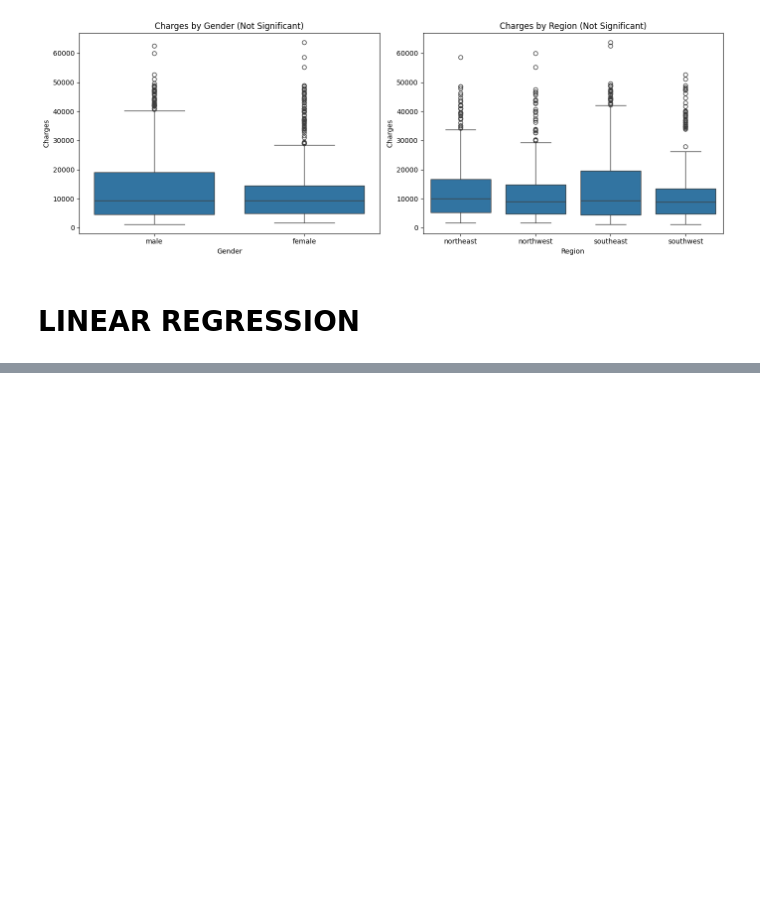
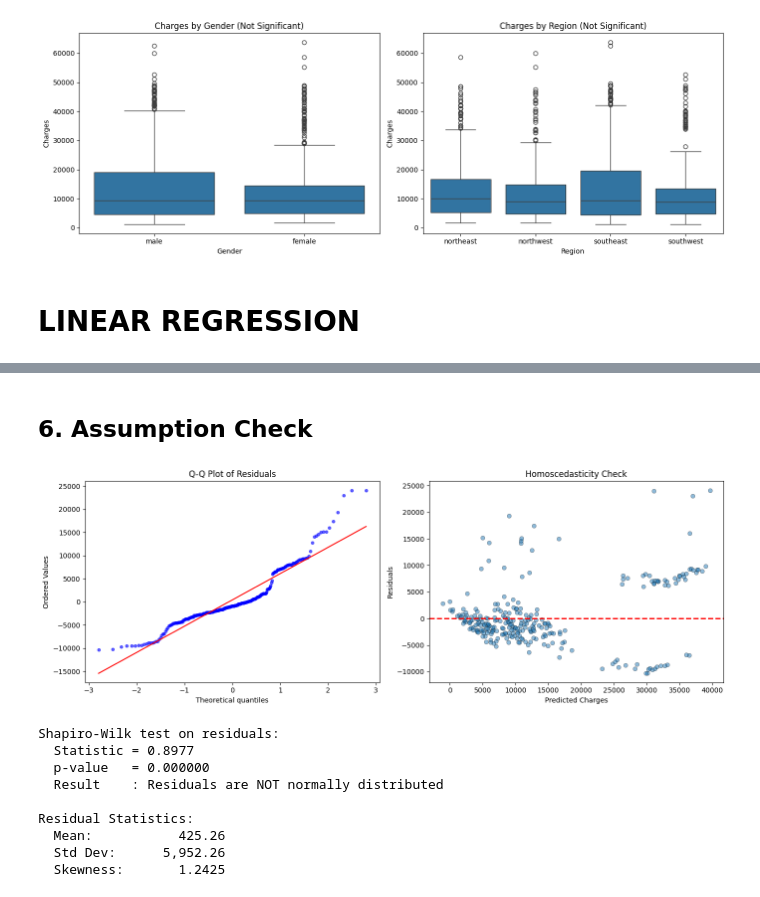
Before and after one commit to ameliacitradewi/C1-Tabular, a Jupyter notebook: code.ipynb, the cells around one changed output, grey strips where cells are left out. Cells and saved outputs as stored; diff of their text form; code cells hidden in the pictures; blank space fills up the shorter version.

```diff
--- a/code.ipynb
+++ b/code.ipynb
@@ -480,0 +642,43 @@ plt.show()
+# %% [markdown]
+## 6. Assumption Check
+# %%
+from scipy.stats import shapiro
+import scipy.stats as scipy_stats
+
+fig, axes = plt.subplots(1, 2, figsize=(14, 5))
+
+# Q-Q Plot
+scipy_stats.probplot(residuals, dist="norm", plot=axes[0])
+axes[0].set_title('Q-Q Plot of Residuals')
+axes[0].get_lines()[0].set(markersize=4, alpha=0.6)
+
+# Residuals vs Fitted with LOWESS trend
+axes[1].scatter(y_pred_test, residuals, alpha=0.5, edgecolors='black', linewidths=0.5)
+axes[1].axhline(y=0, color='r', linestyle='--', linewidth=2)
+axes[1].set_xlabel('Predicted Charges')
+axes[1].set_ylabel('Residuals')
+axes[1].set_title('Homoscedasticity Check')
+
+plt.tight_layout()
+plt.show()
+
+stat, p_value = shapiro(residuals)
+print(f"\nShapiro-Wilk test on residuals:")
+print(f"  Statistic = {stat:.4f}")
+print(f"  p-value   = {p_value:.6f}")
+print(f"  Result    : {'Residuals are normally distributed' if p_value > 0.05 else 'Residuals are NOT normally distributed'}")
+print(f"\nResidual Statistics:")
+print(f"  Mean:     {residuals.mean():>12,.2f}")
+print(f"  Std Dev:  {residuals.std():>12,.2f}")
+print(f"  Skewness: {residuals.skew():>12.4f}")
+# %% [output]
+[figure, added]
+Shapiro-Wilk test on residuals:
+  Statistic = 0.8977
+  p-value   = 0.000000
+  Result    : Residuals are NOT normally distributed
+
+Residual Statistics:
+  Mean:           425.26
+  Std Dev:      5,952.26
+  Skewness:       1.2425
```
Also changed, not shown: parts of 12 cells of this notebook, 1 other file.
